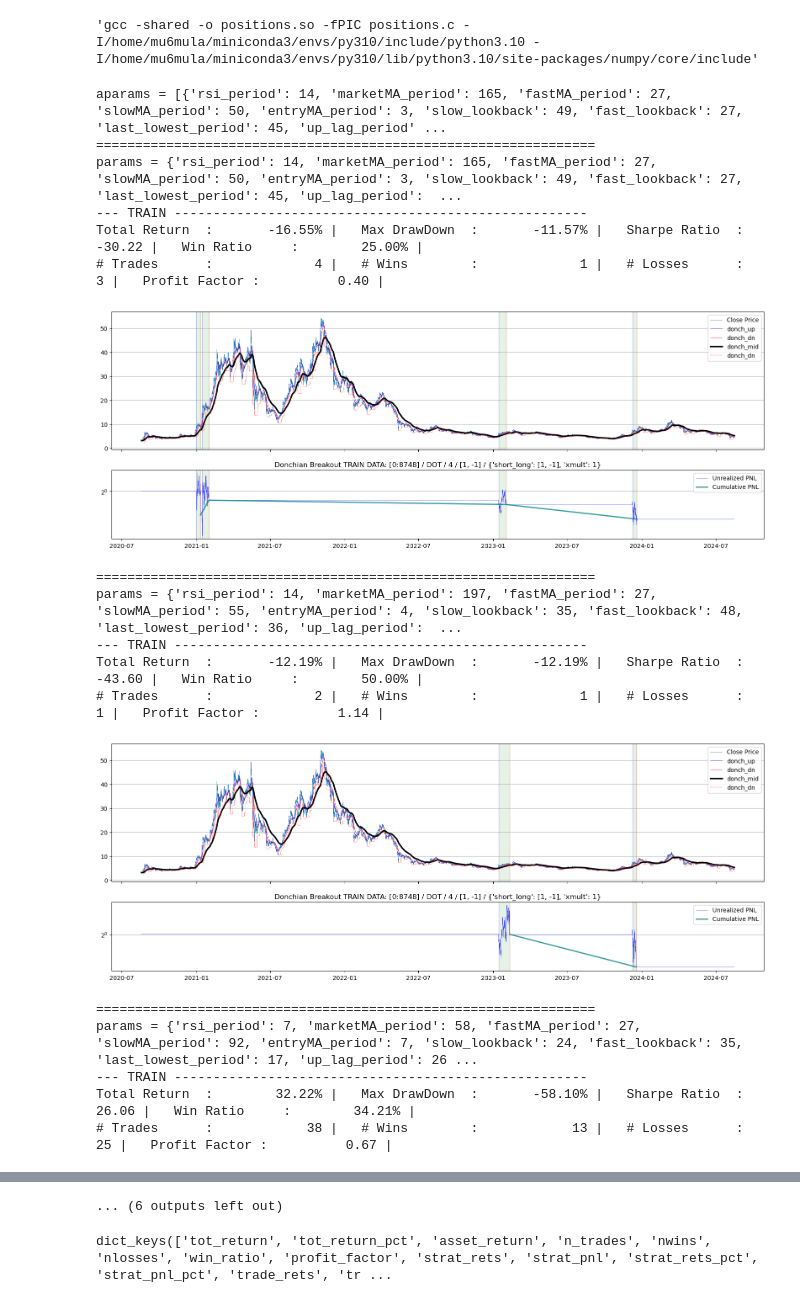
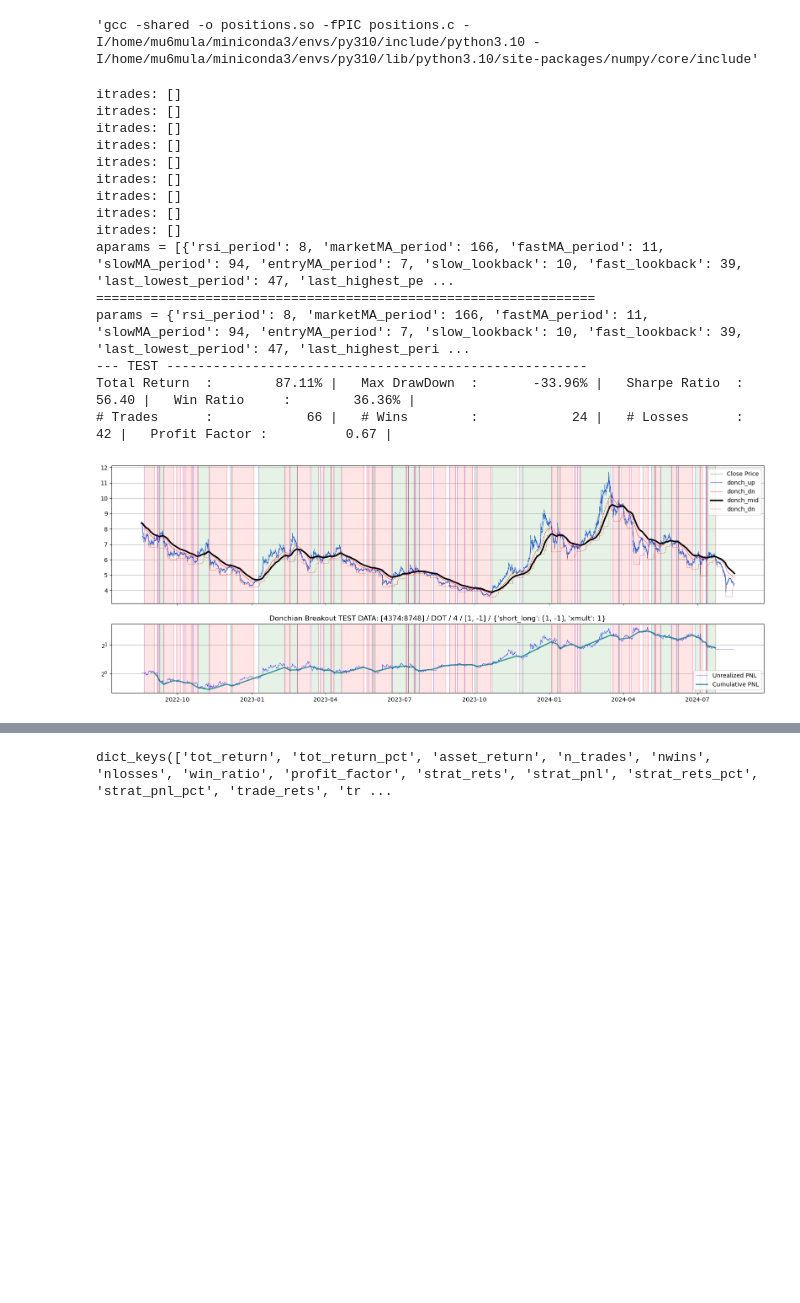
Before and after one commit to petarkabashki/pk-crypto-tools, a Jupyter notebook: 2024-research/slope-is-dope.ipynb, the cells around one changed output, grey strips where cells are left out. Drawn from its saved outputs; the diff is of its cells as text; code cells hidden in the pictures; blank space fills up the shorter version.

```diff
--- a/2024-research/slope-is-dope.ipynb
+++ b/2024-research/slope-is-dope.ipynb
@@ -112,12 +112,20 @@ def backtest(data, nhours, params, short_long=None, xmult=1,transaction_cost=0.0
     slow_lookback = params['slow_lookback']
     fast_lookback = params['fast_lookback']
     last_lowest_period = params['last_lowest_period'] # 10
+    last_highest_period = params['last_highest_period'] # 10
     up_lag_period = params['up_lag_period'] #11
     up_rsi_thre = params['up_rsi_thre'] # 55
-    dn_lag_period = params['dn_lag_period'] #11
-    dn_rsi_thre = params['dn_rsi_thre'] # 55
     # dn_lag_period = params['dn_lag_period'] #11
     # dn_rsi_thre = params['dn_rsi_thre'] # 55
+    # dn_lag_period = params['dn_lag_period'] #11
+    # dn_rsi_thre = params['dn_rsi_thre'] # 55
+
+    # entryMA_period = 3# param_defs['entryMA_period']['default']
+    # last_highest_period = last_lowest_period
+    dn_lag_period = up_lag_period
+    dn_rsi_thre = up_rsi_thre
+    # fast_lookback = slow_lookback
+
 
     data['rsi'] = talib.RSI(data['close'], timeperiod=rsi_period)
     data['marketMA'] = data['close'].ewm(span=marketMA_period,adjust=False).mean()
@@ -136,7 +144,7 @@ def backtest(data, nhours, params, short_long=None, xmult=1,transaction_cost=0.0
     data['fast_slope'] = data['fy'] / (fast_lookback - 1)
 
     data['last_lowest'] = data.low.rolling(last_lowest_period).min().shift()
-    data['last_highest'] = data.low.rolling(last_lowest_period).max().shift()
+    data['last_highest'] = data.low.rolling(last_highest_period).max().shift()
 
 
     lclose = data['close'].apply(np.log)
@@ -264,15 +272,22 @@ def optimize(data, nhours, param_defs, backtest_fn = backtest, short_long=None,
         rsi_period = trial.suggest_int('rsi_period', param_defs['rsi_period']['min'], param_defs['rsi_period']['max'])
         marketMA_period = trial.suggest_int('marketMA_period', param_defs['marketMA_period']['min'], param_defs['marketMA_period']['max'])
         fastMA_period = trial.suggest_int('fastMA_period', param_defs['fastMA_period']['min'], param_defs['fastMA_period']['max'])
-        slowMA_period = trial.suggest_int('slowMA_period', param_defs['slowMA_period']['min'], param_defs['slowMA_period']['max'])
+        slowMA_period = trial.suggest_int('slowMA_period', min(fastMA_period,param_defs['slowMA_period']['min']), param_defs['slowMA_period']['max'])
         entryMA_period = trial.suggest_int('entryMA_period', param_defs['entryMA_period']['min'], param_defs['entryMA_period']['max'])
         slow_lookback = trial.suggest_int('slow_lookback', param_defs['slow_lookback']['min'], param_defs['slow_lookback']['max'])
         fast_lookback = trial.suggest_int('fast_lookback', param_defs['fast_lookback']['min'], param_defs['fast_lookback']['max'])
         last_lowest_period = trial.suggest_int('last_lowest_period', param_defs['last_lowest_period']['min'], param_defs['last_lowest_period']['max'])
+        last_highest_period = trial.suggest_int('last_highest_period', param_defs['last_highest_period']['min'], param_defs['last_highest_period']['max'])
         up_lag_period = trial.suggest_int('up_lag_period', param_defs['up_lag_period']['min'], param_defs['up_lag_period']['max'])
         up_rsi_thre = trial.suggest_int('up_rsi_thre', param_defs['up_rsi_thre']['min'], param_defs['up_rsi_thre']['max'])
-        dn_lag_period = trial.suggest_int('dn_lag_period', param_defs['dn_lag_period']['min'], param_defs['dn_lag_period']['max'])
-        dn_rsi_thre = trial.suggest_int('dn_rsi_thre', param_defs['dn_rsi_thre']['min'], param_defs['dn_rsi_thre']['max'])
+        # dn_lag_period = trial.suggest_int('dn_lag_period', param_defs['dn_lag_period']['min'], param_defs['dn_lag_period']['max'])
+        # dn_rsi_thre = trial.suggest_int('dn_rsi_thre', param_defs['dn_rsi_thre']['min'], param_defs['dn_rsi_thre']['max'])
+
+        # entryMA_period = 3# param_defs['entryMA_period']['default']
+        # last_highest_period = last_lowest_period
+        dn_lag_period = up_lag_period
+        dn_rsi_thre = up_rsi_thre
+        # fast_lookback = slow_lookback
         params = {
             'rsi_period': rsi_period,
             'marketMA_period': marketMA_period,
@@ -282,6 +297,7 @@ def optimize(data, nhours, param_defs, backtest_fn = backtest, short_long=None,
             'slow_lookback': slow_lookback,
             'fast_lookback': fast_lookback,
             'last_lowest_period': last_lowest_period,
+            'last_highest_period': last_highest_period,
             'up_lag_period': up_lag_period,
             'up_rsi_thre': up_rsi_thre,
             'dn_lag_period': dn_lag_period,
@@ -373,6 +389,7 @@ param_defs = {
     'slow_lookback':        {'default': 11, 'min': 3, 'max': 50},
     'fast_lookback':        {'default': 11, 'min': 3, 'max': 50},
     'last_lowest_period':   {'default': 10, 'min': 3, 'max': 50},
+    'last_highest_period':   {'default': 10, 'min': 3, 'max': 50},
     'up_lag_period':        {'default': 10, 'min': 3, 'max': 50},
     'up_rsi_thre':          {'default': 55, 'min': 20, 'max': 100},
     'dn_lag_period':        {'default': 10, 'min': 3, 'max': 50},
@@ -388,55 +405,53 @@ param_defs = {
 #     'entryMA_period': 3,
 #     'slow_lookback': 11,
 #     'fast_lookback': 11,
 #     'last_lowest_period': 10,
 #     'up_lag_period': 11,
 #     'up_rsi_thre': 55,
 # }
 
 optuna.logging.set_verbosity(optuna.logging.ERROR)
 # Load the data
 # asset = 'GOOGL'
 # data = load_sp500_stock_candles(asset)['2010':'2025']
 # data['close'] = data['adj close']
 # data = load_russel2000_candles('XOXO')['2006':]
-asset = 'AVAX'
-data = load_candles('binance',asset,'USDT','4h')['2020':'2025']#.iloc[-35000:-5000]
-nhours = 4; short_long = [1,-1]; train_ratio = 1
+asset = 'DOT'
+data = load_candles('binance',asset,'USDT','4h')#['2020':'2025']#.iloc[-35000:-5000]
+nhours = 4; short_long = [1,-1]; train_ratio = .5
 
 # fig, res = print_performance(data, nhours, asset, reset_index=False, backtest_fn=backtest, params=params, btkwargs={'short_long':[1], 'xmult':1})
 # data = data.resample(f'{nhours}H').agg({'open': 'first','high': 'max','low': 'min','close': 'last','volume': 'sum'})
 data_train = data.iloc[:int(data.shape[0]*train_ratio)]; data_test = data.iloc[data_train.shape[0]:]
-# study = optimize(data_train, nhours, param_defs, backtest_fn=backtest, short_long=short_long,xmult=1, n_trials=500)
-# aparams = [t.params for t in reversed(study.best_trials[-10:])]
+study = optimize(data_train, nhours, param_defs, backtest_fn=backtest, short_long=short_long,xmult=1, n_trials=500)
+aparams = [t.params for t in reversed(study.best_trials[-10:])]
 # # # def print_performance(data, nhours, asset, reset_index=False, backtest_fn=backtest, params=None, btkwargs=None):
 print(f'aparams = {aparams}')
 for params in aparams:
     print('================================================================')
     print(f'params = {params}')
-    if len(data_train):
-        print('--- TRAIN -----------------------------------------------------')
-        fig_tr,res_tr = print_performance(data_train,nhours,asset,reset_index=False,params=params,btkwargs={'short_long':[1,-1], 'xmult':1}, title=f'TRAIN DATA: [0:{data_train.shape[0]}]')
+    # if len(data_train):
+        # print('--- TRAIN -----------------------------------------------------')
+        # fig_tr,res_tr = print_performance(data_train,nhours,asset,reset_index=False,params=params,btkwargs={'short_long':[1,-1], 'xmult':1}, title=f'TRAIN DATA: [0:{data_train.shape[0]}]')
     if len(data_test):
         print('--- TEST ------------------------------------------------------')
         fig_ts, res_ts = print_performance(data_test,nhours,asset,reset_index=False,params=params,btkwargs={'short_long':[1,-1], 'xmult':1}, title=f'TEST DATA: [{data_test.shape[0]}:{data.shape[0]}]')
 
 # fig
 # %% [output]
-aparams = [{'rsi_period': 14, 'marketMA_period': 165, 'fastMA_period': 27, 'slowMA_period': 50, 'entryMA_period': 3, 'slow_lookback': 49, 'fast_lookback': 27, 'last_lowest_period': 45, 'up_lag_period' ...
+itrades: []
+itrades: []
+itrades: []
+itrades: []
+itrades: []
+itrades: []
+itrades: []
+itrades: []
+itrades: []
+aparams = [{'rsi_period': 8, 'marketMA_period': 166, 'fastMA_period': 11, 'slowMA_period': 94, 'entryMA_period': 7, 'slow_lookback': 10, 'fast_lookback': 39, 'last_lowest_period': 47, 'last_highest_pe ...
 ================================================================
-params = {'rsi_period': 14, 'marketMA_period': 165, 'fastMA_period': 27, 'slowMA_period': 50, 'entryMA_period': 3, 'slow_lookback': 49, 'fast_lookback': 27, 'last_lowest_period': 45, 'up_lag_period':  ...
---- TRAIN -----------------------------------------------------
-Total Return  :       -16.55% |   Max DrawDown  :       -11.57% |   Sharpe Ratio  :        -30.22 |   Win Ratio     :        25.00% |
-# Trades      :             4 |   # Wins        :             1 |   # Losses      :             3 |   Profit Factor :          0.40 |
+params = {'rsi_period': 8, 'marketMA_period': 166, 'fastMA_period': 11, 'slowMA_period': 94, 'entryMA_period': 7, 'slow_lookback': 10, 'fast_lookback': 39, 'last_lowest_period': 47, 'last_highest_peri ...
+--- TEST ------------------------------------------------------
+Total Return  :        87.11% |   Max DrawDown  :       -33.96% |   Sharpe Ratio  :         56.40 |   Win Ratio     :        36.36% |
+# Trades      :            66 |   # Wins        :            24 |   # Losses      :            42 |   Profit Factor :          0.67 |
-[figure, old version]
+[figure, new version]
-================================================================
-params = {'rsi_period': 14, 'marketMA_period': 197, 'fastMA_period': 27, 'slowMA_period': 55, 'entryMA_period': 4, 'slow_lookback': 35, 'fast_lookback': 48, 'last_lowest_period': 36, 'up_lag_period':  ...
---- TRAIN -----------------------------------------------------
-Total Return  :       -12.19% |   Max DrawDown  :       -12.19% |   Sharpe Ratio  :        -43.60 |   Win Ratio     :        50.00% |
-# Trades      :             2 |   # Wins        :             1 |   # Losses      :             1 |   Profit Factor :          1.14 |
-[figure, removed]
-================================================================
-params = {'rsi_period': 7, 'marketMA_period': 58, 'fastMA_period': 27, 'slowMA_period': 92, 'entryMA_period': 7, 'slow_lookback': 24, 'fast_lookback': 35, 'last_lowest_period': 17, 'up_lag_period': 26 ...
---- TRAIN -----------------------------------------------------
-Total Return  :        32.22% |   Max DrawDown  :       -58.10% |   Sharpe Ratio  :         26.06 |   Win Ratio     :        34.21% |
-# Trades      :            38 |   # Wins        :            13 |   # Losses      :            25 |   Profit Factor :          0.67 |
@@ -462,4 +458,3 @@ Total Return  :       160.71% |   Max DrawDown  :       -41.66% |   Sharpe Ratio
-... (6 outputs left out)
 # %%
 res_tr.keys()
 # %% [output]
```
Also changed, not shown: parts of 1 cell of this notebook.
